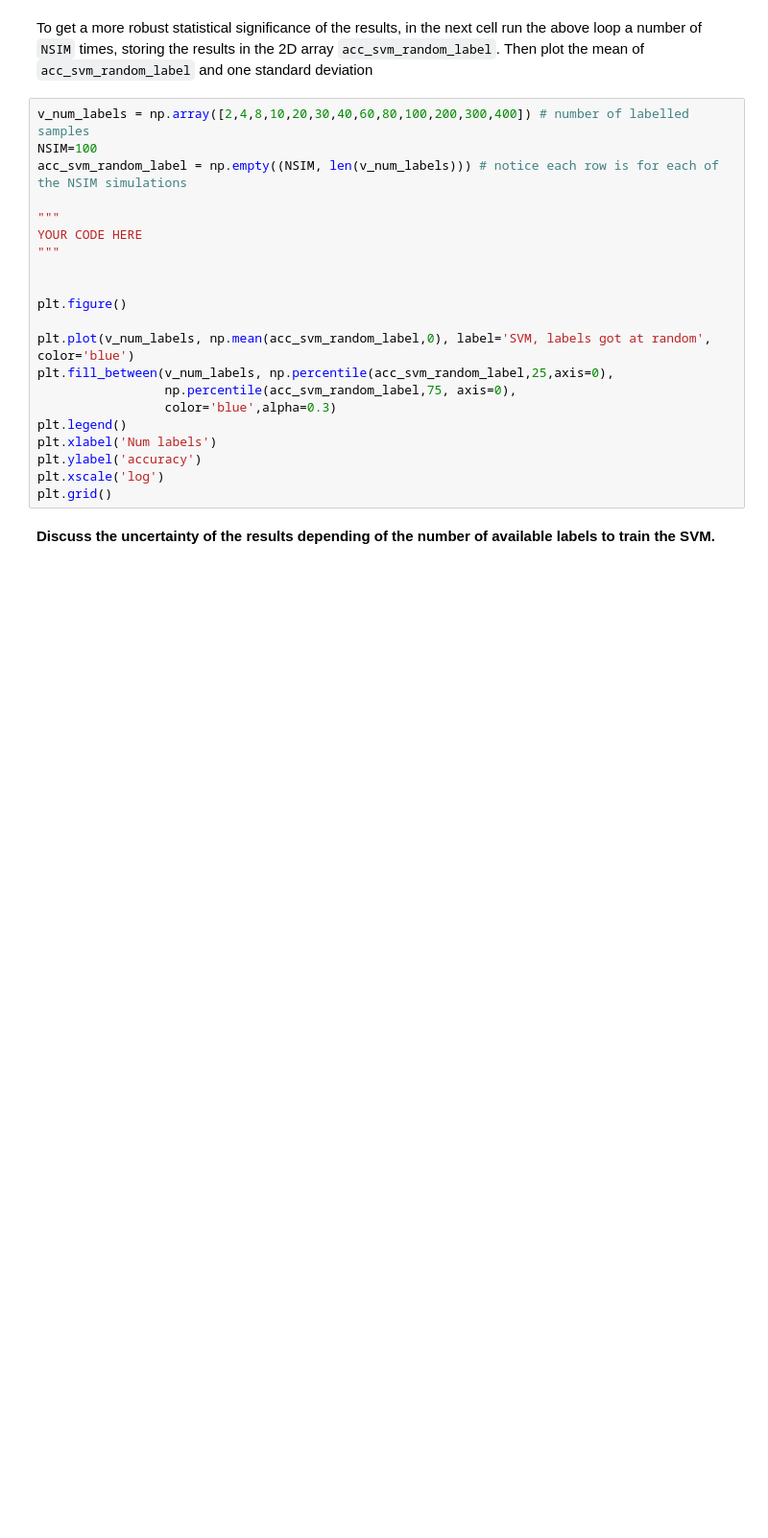
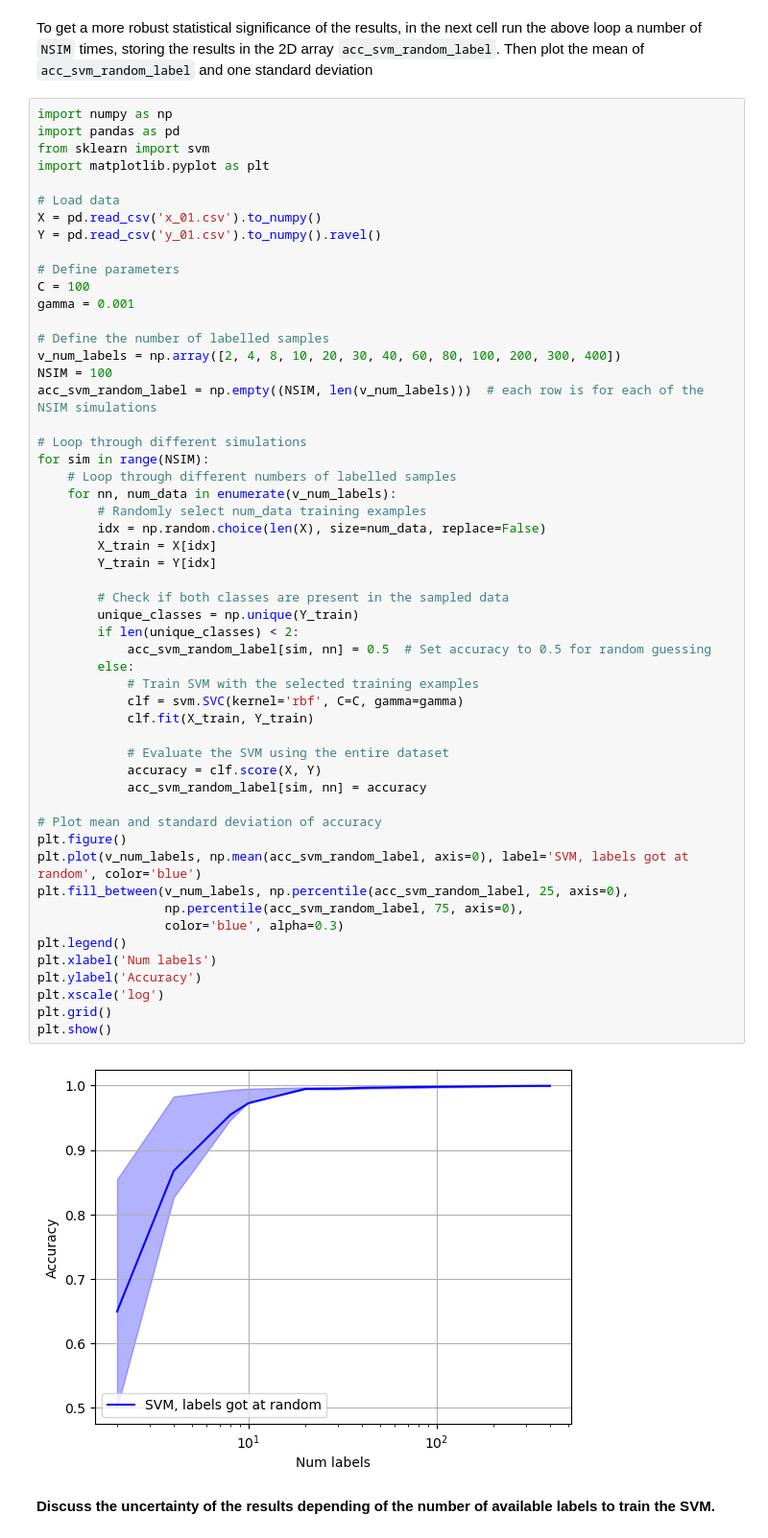
Before and after one commit to PamDiazUC3M/Machine-Learning, a Jupyter notebook: Homework_MNIST_empty.ipynb, the cells around one changed output. Shown at 96% size. Drawn from its saved outputs; the diff is of its cells as text; blank space fills up the shorter version.

```diff
--- a/Homework_MNIST_empty.ipynb
+++ b/Homework_MNIST_empty.ipynb
@@ -91,25 +119,59 @@ plt.grid()
 # %% [markdown]
 To get a more robust statistical significance of the results, in the next cell run the above loop a number of `NSIM` times, storing the results in the 2D array `acc_svm_random_label`. Then plot the mean of `acc_svm_random_label` and one standard deviation
 # %%
-v_num_labels = np.array([2,4,8,10,20,30,40,60,80,100,200,300,400]) # number of labelled samples
-NSIM=100
-acc_svm_random_label = np.empty((NSIM, len(v_num_labels))) # notice each row is for each of the NSIM simulations
+import numpy as np
+import pandas as pd
+from sklearn import svm
+import matplotlib.pyplot as plt
 
-"""
-YOUR CODE HERE
-"""
+# Load data
+X = pd.read_csv('x_01.csv').to_numpy()
+Y = pd.read_csv('y_01.csv').to_numpy().ravel()
 
+# Define parameters
+C = 100
+gamma = 0.001
 
+# Define the number of labelled samples
+v_num_labels = np.array([2, 4, 8, 10, 20, 30, 40, 60, 80, 100, 200, 300, 400])
+NSIM = 100
+acc_svm_random_label = np.empty((NSIM, len(v_num_labels)))  # each row is for each of the NSIM simulations
+
+# Loop through different simulations
+for sim in range(NSIM):
+    # Loop through different numbers of labelled samples
+    for nn, num_data in enumerate(v_num_labels):
+        # Randomly select num_data training examples
+        idx = np.random.choice(len(X), size=num_data, replace=False)
+        X_train = X[idx]
+        Y_train = Y[idx]
+
+        # Check if both classes are present in the sampled data
+        unique_classes = np.unique(Y_train)
+        if len(unique_classes) < 2:
+            acc_svm_random_label[sim, nn] = 0.5  # Set accuracy to 0.5 for random guessing
+        else:
+            # Train SVM with the selected training examples
+            clf = svm.SVC(kernel='rbf', C=C, gamma=gamma)
+            clf.fit(X_train, Y_train)
+
+            # Evaluate the SVM using the entire dataset
+            accuracy = clf.score(X, Y)
+            acc_svm_random_label[sim, nn] = accuracy
+
+# Plot mean and standard deviation of accuracy
 plt.figure()
-
-plt.plot(v_num_labels, np.mean(acc_svm_random_label,0), label='SVM, labels got at random', color='blue')
-plt.fill_between(v_num_labels, np.percentile(acc_svm_random_label,25,axis=0),
-                 np.percentile(acc_svm_random_label,75, axis=0),
-                 color='blue',alpha=0.3)
+plt.plot(v_num_labels, np.mean(acc_svm_random_label, axis=0), label='SVM, labels got at random', color='blue')
+plt.fill_between(v_num_labels, np.percentile(acc_svm_random_label, 25, axis=0),
+                 np.percentile(acc_svm_random_label, 75, axis=0),
+                 color='blue', alpha=0.3)
 plt.legend()
 plt.xlabel('Num labels')
-plt.ylabel('accuracy')
+plt.ylabel('Accuracy')
 plt.xscale('log')
 plt.grid()
+plt.show()
+# %% [output]
+[figure, added]
 # %% [markdown]
 **Discuss the uncertainty of the results depending of the number of available labels to train the SVM.**
```
Also changed, not shown: parts of 26 cells of this notebook, 1 other file.
